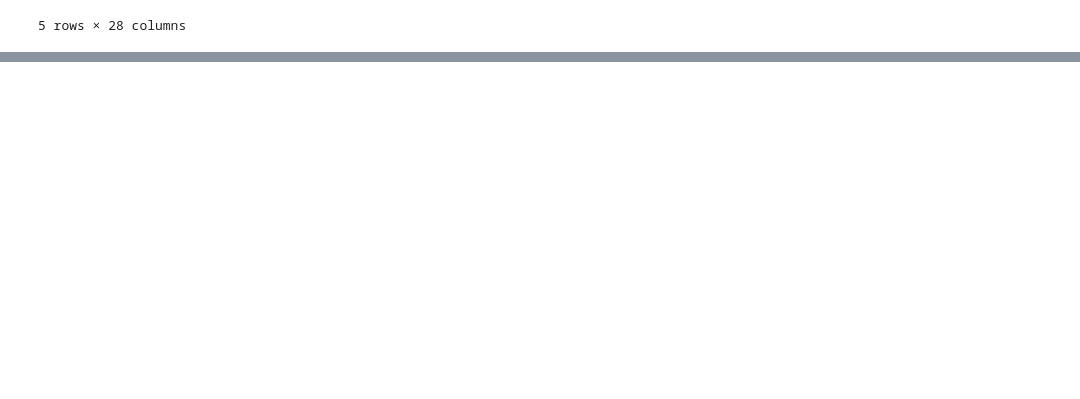
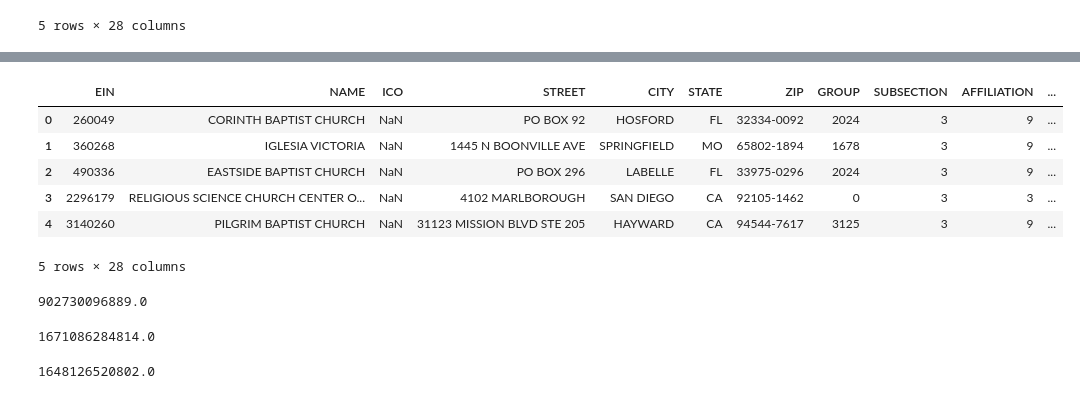
Before and after one commit to jackvessa/Capstone1_Givz_EDA, a Jupyter notebook: IRS_EDA_All_Regions.ipynb, the cells around one changed output, grey strips where cells are left out. Cells and saved outputs as stored; diff of their text form; code cells hidden in the pictures; blank space fills up the shorter version.

```diff
--- a/IRS_EDA_All_Regions.ipynb
+++ b/IRS_EDA_All_Regions.ipynb
@@ -395,0 +369,22 @@ all_regions_df.head()
+# %%
+region3_df.head()
+# %% [output]
+|  | EIN | NAME | ICO | STREET | CITY | STATE | ZIP | GROUP | SUBSECTION | AFFILIATION | ... |
+| 0 | 260049 | CORINTH BAPTIST CHURCH | NaN | PO BOX 92 | HOSFORD | FL | 32334-0092 | 2024 | 3 | 9 | ... |
+| 1 | 360268 | IGLESIA VICTORIA | NaN | 1445 N BOONVILLE AVE | SPRINGFIELD | MO | 65802-1894 | 1678 | 3 | 9 | ... |
+| 2 | 490336 | EASTSIDE BAPTIST CHURCH | NaN | PO BOX 296 | LABELLE | FL | 33975-0296 | 2024 | 3 | 9 | ... |
+| 3 | 2296179 | RELIGIOUS SCIENCE CHURCH CENTER O... | NaN | 4102 MARLBOROUGH | SAN DIEGO | CA | 92105-1462 | 0 | 3 | 3 | ... |
+| 4 | 3140260 | PILGRIM BAPTIST CHURCH | NaN | 31123 MISSION BLVD STE 205 | HAYWARD | CA | 94544-7617 | 3125 | 3 | 9 | ... |
+5 rows × 28 columns
+# %%
+region1_df["INCOME_AMT"].sum()
+# %% [output]
+902730096889.0
+# %%
+region2_df["INCOME_AMT"].sum()
+# %% [output]
+1671086284814.0
+# %%
+region3_df["INCOME_AMT"].sum()
+# %% [output]
+1648126520802.0
```
Also changed, not shown: parts of 27 cells of this notebook, 1 other file.
